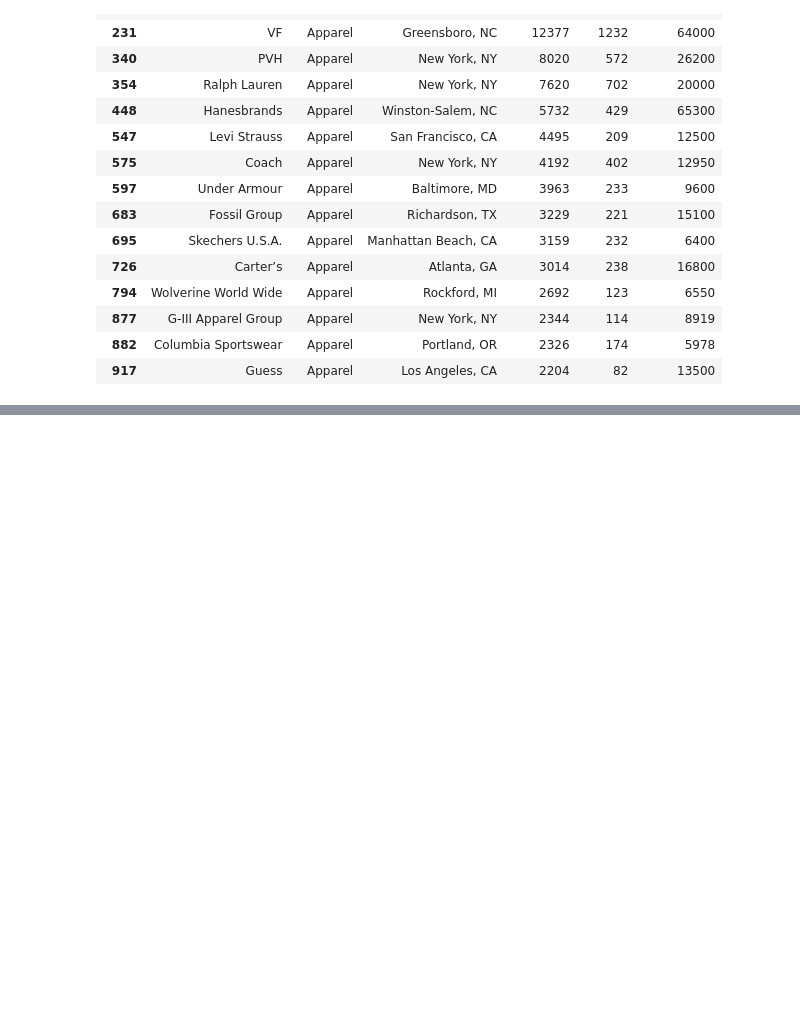
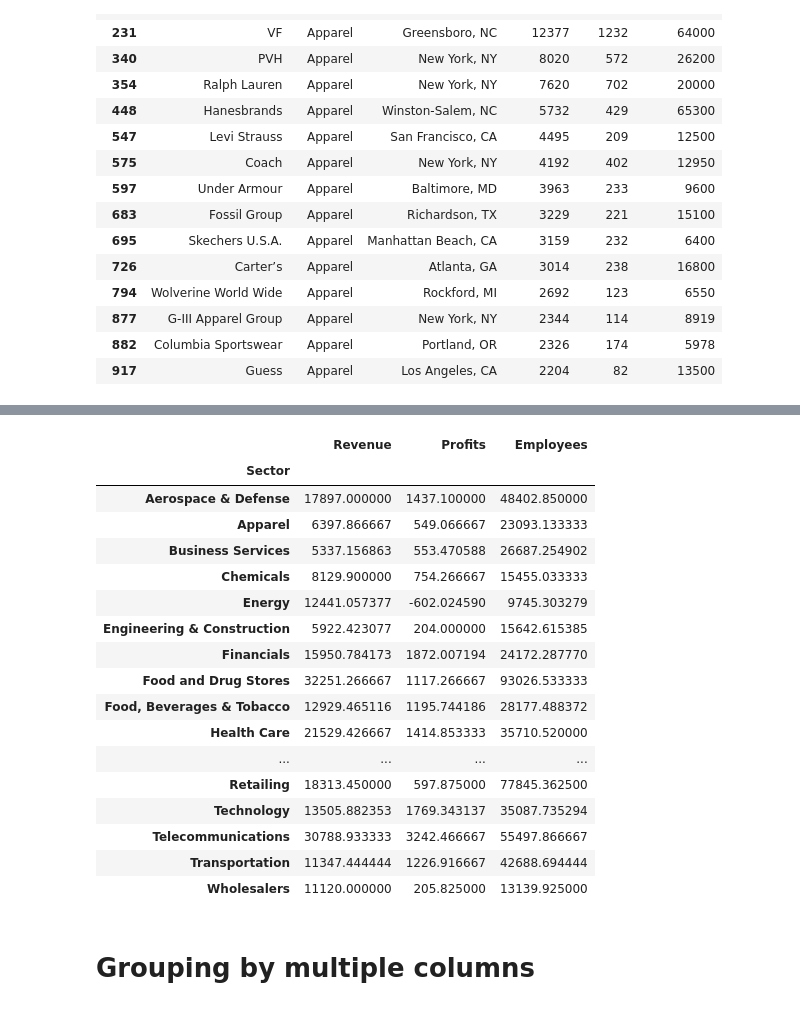
Before and after one commit to Edison0019/pandas-course-projects, a Jupyter notebook: Group by.ipynb, the cells around one changed output, grey strips where cells are left out. Cells and saved outputs as stored; diff of their text form; code cells hidden in the pictures; blank space fills up the shorter version.

```diff
--- a/Group by.ipynb
+++ b/Group by.ipynb
@@ -151,0 +174,24 @@ sector.get_group('Apparel')
+# %%
+sector.sum()
+sector.mean()
+# %% [output]
+|  | Revenue | Profits | Employees |
+| Sector |  |  |  |
+| Aerospace & Defense | 17897.000000 | 1437.100000 | 48402.850000 |
+| Apparel | 6397.866667 | 549.066667 | 23093.133333 |
+| Business Services | 5337.156863 | 553.470588 | 26687.254902 |
+| Chemicals | 8129.900000 | 754.266667 | 15455.033333 |
+| Energy | 12441.057377 | -602.024590 | 9745.303279 |
+| Engineering & Construction | 5922.423077 | 204.000000 | 15642.615385 |
+| Financials | 15950.784173 | 1872.007194 | 24172.287770 |
+| Food and Drug Stores | 32251.266667 | 1117.266667 | 93026.533333 |
+| Food, Beverages & Tobacco | 12929.465116 | 1195.744186 | 28177.488372 |
+| Health Care | 21529.426667 | 1414.853333 | 35710.520000 |
+| ... | ... | ... | ... |
+| Retailing | 18313.450000 | 597.875000 | 77845.362500 |
+| Technology | 13505.882353 | 1769.343137 | 35087.735294 |
+| Telecommunications | 30788.933333 | 3242.466667 | 55497.866667 |
+| Transportation | 11347.444444 | 1226.916667 | 42688.694444 |
+| Wholesalers | 11120.000000 | 205.825000 | 13139.925000 |
+# %% [markdown]
+# Grouping by multiple columns
```
Also changed, not shown: parts of 13 cells of this notebook, 9 other files.
